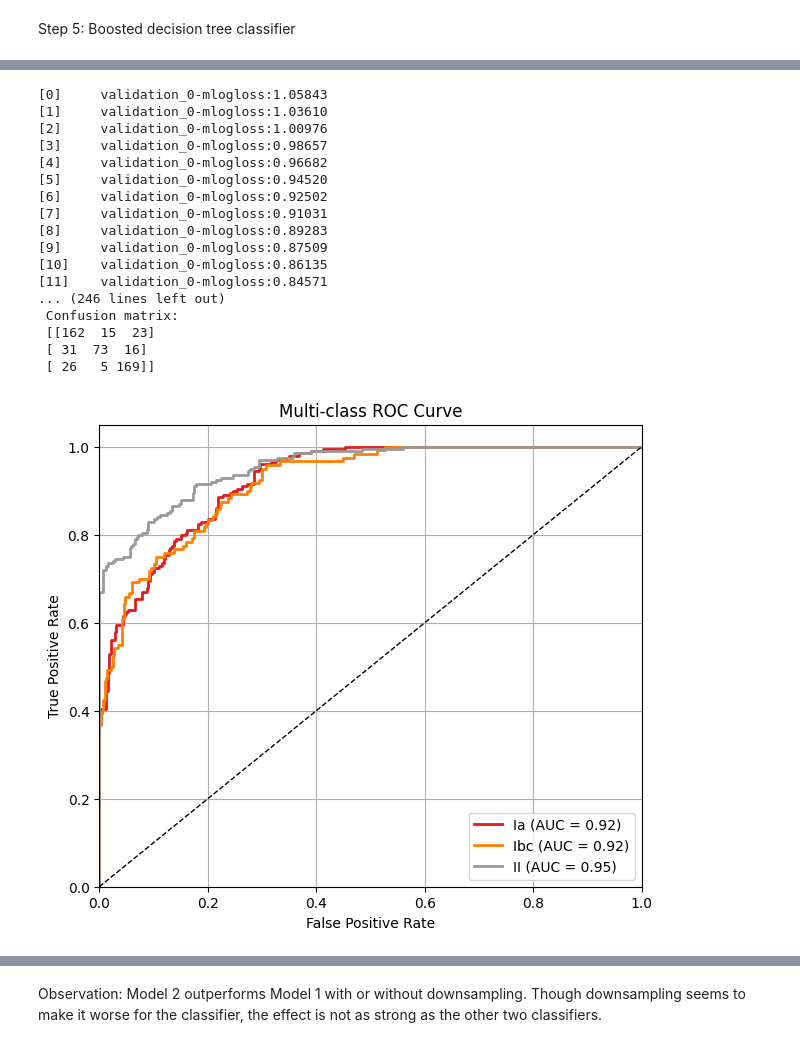
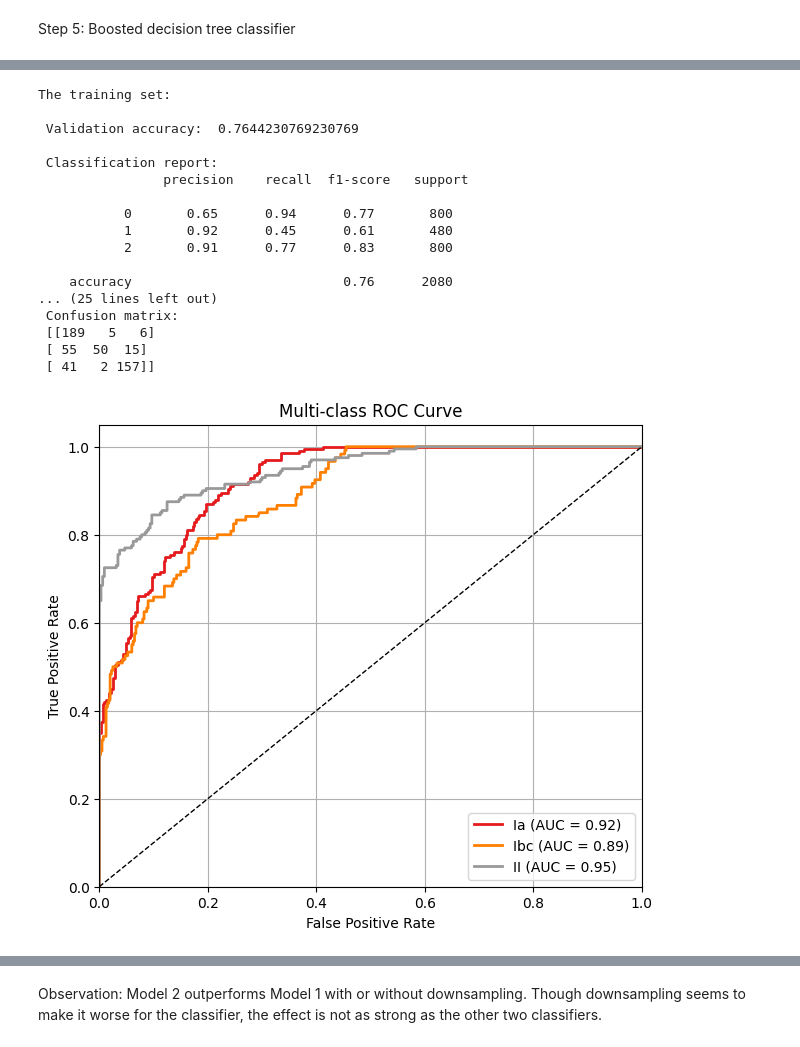
Before and after one commit to phongdang14/P-A_ML_Fall2025_TransformerTeam, a Jupyter notebook: Team transformer.ipynb, the cells around one changed output, grey strips where cells are left out. Cells and saved outputs as stored; diff of their text form; code cells hidden in the pictures.

```diff
--- a/Team transformer.ipynb
+++ b/Team transformer.ipynb
@@ -6,4 +6,7 @@ Acknowledgement: This project was largely motivated by the work of Michelle Loch
 # If one runs it via Jupyter, this is not needed.
 from google.colab import drive
 drive.mount('/content/drive')
+
+# When run locally via Jupyter, change dir to 'data/'
+dir = '/content/drive/My Drive/Colab Notebooks/ML_Fall2025_Supernovae/data/'
 # %% [output]
@@ -18,9 +21,9 @@ Step 1: Data Analysis
 First, we load datasets of both models.
 # %%
 # Model 1:
-I_Ia = pd.read_csv('/content/drive/My Drive/Colab Notebooks/ML_Fall2025_Supernovae/ML_master_table_TypeIa.csv').dropna()
-I_Ibc = pd.read_csv('/content/drive/My Drive/Colab Notebooks/ML_Fall2025_Supernovae/ML_master_table_TypeIbc.csv').dropna()
-I_II = pd.read_csv('/content/drive/My Drive/Colab Notebooks/ML_Fall2025_Supernovae/ML_master_table_TypeII.csv').dropna()
+I_Ia = pd.read_csv(dir + 'ML_master_table_TypeIa.csv').dropna()
+I_Ibc = pd.read_csv(dir + 'ML_master_table_TypeIbc.csv').dropna()
+I_II = pd.read_csv(dir + 'ML_master_table_TypeII.csv').dropna()
 I_skip = ['sn_name', 'sn_type', 'band']
 I_labels = ['Ia', 'Ibc', 'II']
 # %%
@@ -414,17 +424,0 @@ Validation score: 0.802535
-# %%
-# Model 1 with downsampling
-I_mlp_down = MLPClassifier(
-    hidden_layer_sizes=(32,32),
-    activation='relu',
-    alpha=0.001,
-    batch_size=16,
-    learning_rate='adaptive',
-    max_iter=500,
-    shuffle=True,
-    verbose=True,
-    early_stopping=True,
-    validation_fraction=0.1
-)
-
-I_mlp_down.fit(I_X_train_down, I_y_train_down)
-evaluate_model(I_mlp_down, I_X_train_down, I_y_train_down, I_X_test_down, I_y_test_down, I_labels)
@@ -671,35 +736,37 @@ evaluate_model(I_bdt, I_X_train, I_y_train, I_X_test, I_y_test, I_labels)
 # %%
 # Model 1 with downsampling
 I_bdt_down = XGBClassifier(
-    n_estimators=300,
-    learning_rate=0.05,
-    max_depth=6,
-    subsample=0.8,
-    colsample_bytree=0.8,
+    n_estimators=800,
+    learning_rate=0.01,
+    max_depth=2,
+    subsample=0.7,
+    colsample_bytree=0.7,
     objective='multi:softprob',
     num_class=3,
     eval_metric='mlogloss',
-    early_stopping_rounds=50
+    early_stopping_rounds=5
 )
 
-I_bdt_down.fit(I_X_train_down, I_y_train_down, eval_set=[(I_X_test_down, I_y_test_down)])
+I_bdt_down.fit(I_X_train_down, I_y_train_down,
+               eval_set=[(I_X_train_down, I_y_train_down),(I_X_test_down, I_y_test_down)],
+               verbose=False)
 evaluate_model(I_bdt_down, I_X_train_down, I_y_train_down, I_X_test_down, I_y_test_down, I_labels)
 # %% [output]
-[0]     validation_0-mlogloss:1.05843
-[1]     validation_0-mlogloss:1.03610
-[2]     validation_0-mlogloss:1.00976
-[3]     validation_0-mlogloss:0.98657
-[4]     validation_0-mlogloss:0.96682
-[5]     validation_0-mlogloss:0.94520
-[6]     validation_0-mlogloss:0.92502
-[7]     validation_0-mlogloss:0.91031
-[8]     validation_0-mlogloss:0.89283
-[9]     validation_0-mlogloss:0.87509
-[10]    validation_0-mlogloss:0.86135
-[11]    validation_0-mlogloss:0.84571
-... (246 lines left out)
+The training set:
+
+ Validation accuracy:  0.7644230769230769
+
+ Classification report:
+                precision    recall  f1-score   support
+
+           0       0.65      0.94      0.77       800
+           1       0.92      0.45      0.61       480
+           2       0.91      0.77      0.83       800
+
+    accuracy                           0.76      2080
+... (25 lines left out)
  Confusion matrix:
- [[162  15  23]
- [ 31  73  16]
- [ 26   5 169]]
+ [[189   5   6]
+ [ 55  50  15]
+ [ 41   2 157]]
-[figure, old version]
+[figure, new version]
```
Also changed, not shown: parts of 15 cells of this notebook.
